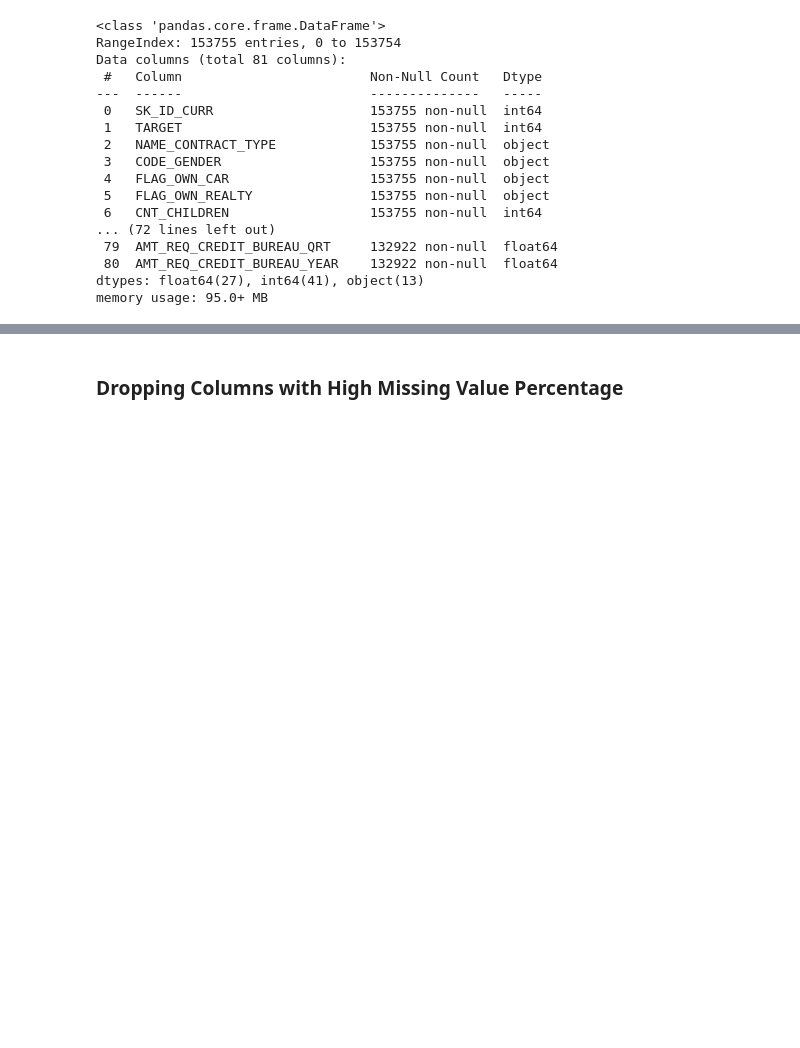
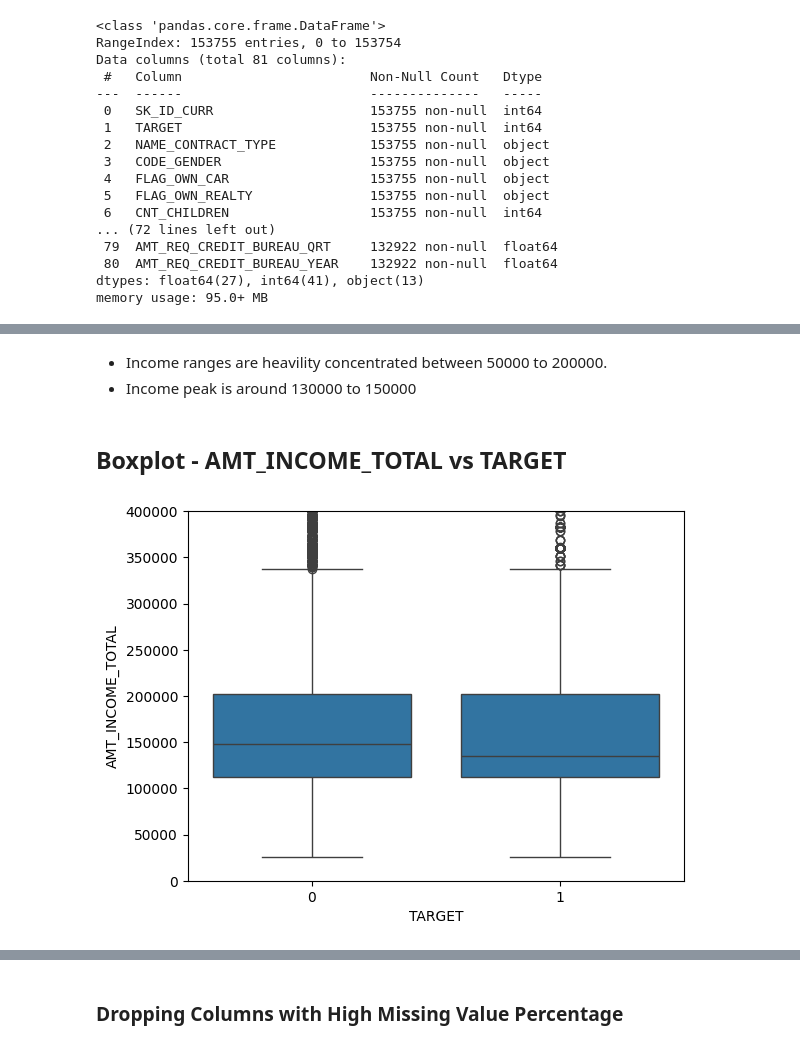
Before and after one commit to JagdishMane/aai-machine-learning, a Jupyter notebook: JagdishMane_Assignment1.ipynb, the cells around one changed output, grey strips where cells are left out. Drawn from its saved outputs; the diff is of its cells as text; code cells hidden in the pictures; blank space fills up the shorter version.

```diff
--- a/JagdishMane_Assignment1.ipynb
+++ b/JagdishMane_Assignment1.ipynb
@@ -177,0 +188,11 @@ dtype: float64
+# %% [markdown]
+- Income ranges are heavility concentrated between 50000 to 200000.
+- Income peak is around 130000 to 150000
+# %% [markdown]
+## Boxplot - AMT_INCOME_TOTAL vs TARGET
+# %%
+sns.boxplot(data=df, x='TARGET', y='AMT_INCOME_TOTAL')
+plt.ylim(0, 400000)
+plt.show()
+# %% [output]
+[figure, added]
```
Also changed, not shown: parts of 15 cells of this notebook.
